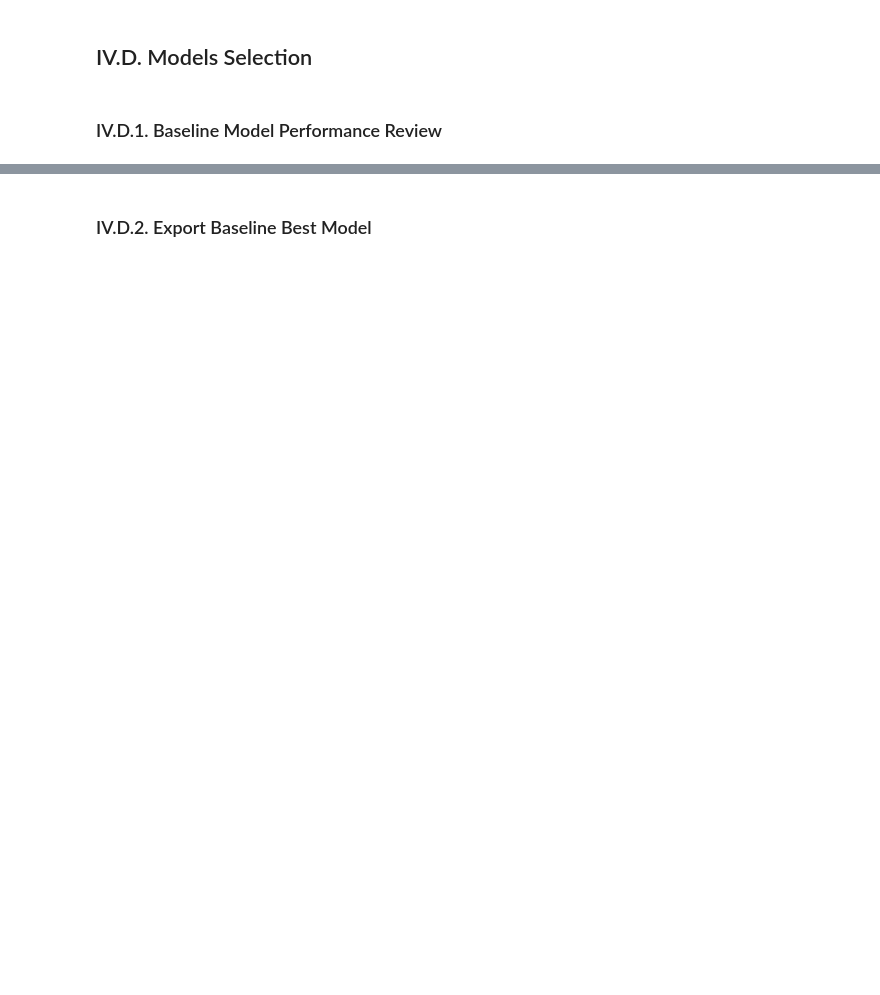
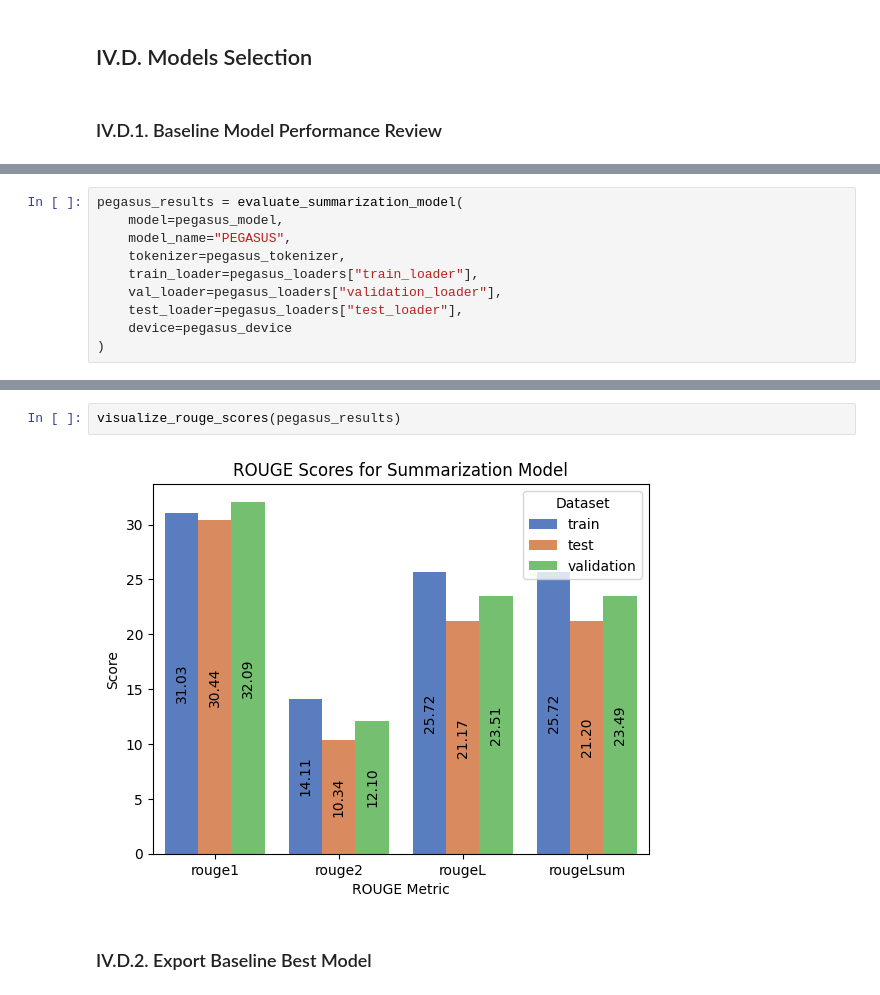
Before and after one commit to hardefarogonondo/research-paper-summarization-engine, a Jupyter notebook: notebooks/3_model_training_and_evaluation/model_training_and_evaluation.ipynb, the cells around one changed output, grey strips where cells are left out. Cells and saved outputs as stored; diff of their text form; blank space fills up the shorter version.

```diff
--- a/notebooks/3_model_training_and_evaluation/model_training_and_evaluation.ipynb
+++ b/notebooks/3_model_training_and_evaluation/model_training_and_evaluation.ipynb
@@ -422,0 +437,10 @@ df_t5 = evaluate_summarization_model(pegasus_model, "T5", pegasus_tokenizer, dat
+# %%
+pegasus_results = evaluate_summarization_model(
+    model=pegasus_model,
+    model_name="PEGASUS",
+    tokenizer=pegasus_tokenizer,
+    train_loader=pegasus_loaders["train_loader"],
+    val_loader=pegasus_loaders["validation_loader"],
+    test_loader=pegasus_loaders["test_loader"],
+    device=pegasus_device
+)
@@ -423,3 +454,7 @@ df_t5 = evaluate_summarization_model(pegasus_model, "T5", pegasus_tokenizer, dat
+# %%
+visualize_rouge_scores(pegasus_results)
+# %% [output]
+[figure, added]
 # %% [markdown]
 ### IV.D.2. Export Baseline Best Model
 # %%
```
Also changed, not shown: parts of 15 cells of this notebook.
